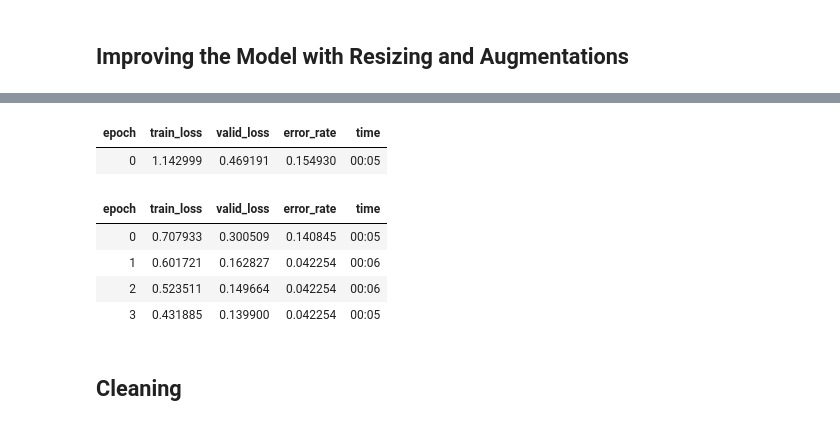
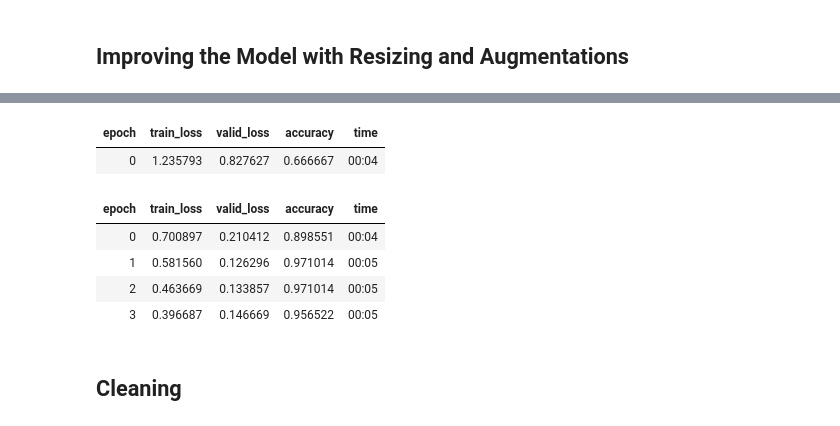
Before and after one commit to bluelight773/image_classifier, a Jupyter notebook: image_classifier.ipynb, the cells around one changed output, grey strips where cells are left out. Saved outputs shown, nothing was run; the diff lists cells and outputs as text; code cells hidden in the pictures.

```diff
--- a/image_classifier.ipynb
+++ b/image_classifier.ipynb
@@ -114,20 +115,20 @@ learn.fine_tune(4)
 # %%
-# We return to using the model producing the best results where a normal resize
+# We return to using the model producing the best results after 2 epochs where a normal resize
 # and augmentation transforms are applied
 # This time, we also use set_seed to get reproducible results
 set_seed(42, True)
 faces = faces.new(item_tfms=Resize(128), batch_tfms=aug_transforms())
 dls = faces.dataloaders(path)
-learn = cnn_learner(dls, resnet18, metrics=error_rate)
+learn = cnn_learner(dls, resnet18, metrics=accuracy)
 learn.fine_tune(4)
 # %% [output]
-| epoch | train_loss | valid_loss | error_rate | time |
-| 0 | 1.142999 | 0.469191 | 0.154930 | 00:05 |
+| epoch | train_loss | valid_loss | accuracy | time |
+| 0 | 1.235793 | 0.827627 | 0.666667 | 00:04 |
-| epoch | train_loss | valid_loss | error_rate | time |
-| 0 | 0.707933 | 0.300509 | 0.140845 | 00:05 |
-| 1 | 0.601721 | 0.162827 | 0.042254 | 00:06 |
-| 2 | 0.523511 | 0.149664 | 0.042254 | 00:06 |
-| 3 | 0.431885 | 0.139900 | 0.042254 | 00:05 |
+| epoch | train_loss | valid_loss | accuracy | time |
+| 0 | 0.700897 | 0.210412 | 0.898551 | 00:04 |
+| 1 | 0.581560 | 0.126296 | 0.971014 | 00:05 |
+| 2 | 0.463669 | 0.133857 | 0.971014 | 00:05 |
+| 3 | 0.396687 | 0.146669 | 0.956522 | 00:05 |
 # %% [markdown]
 ## Cleaning
 # %%
```
Also changed, not shown: parts of 14 cells of this notebook, 2 other files.
